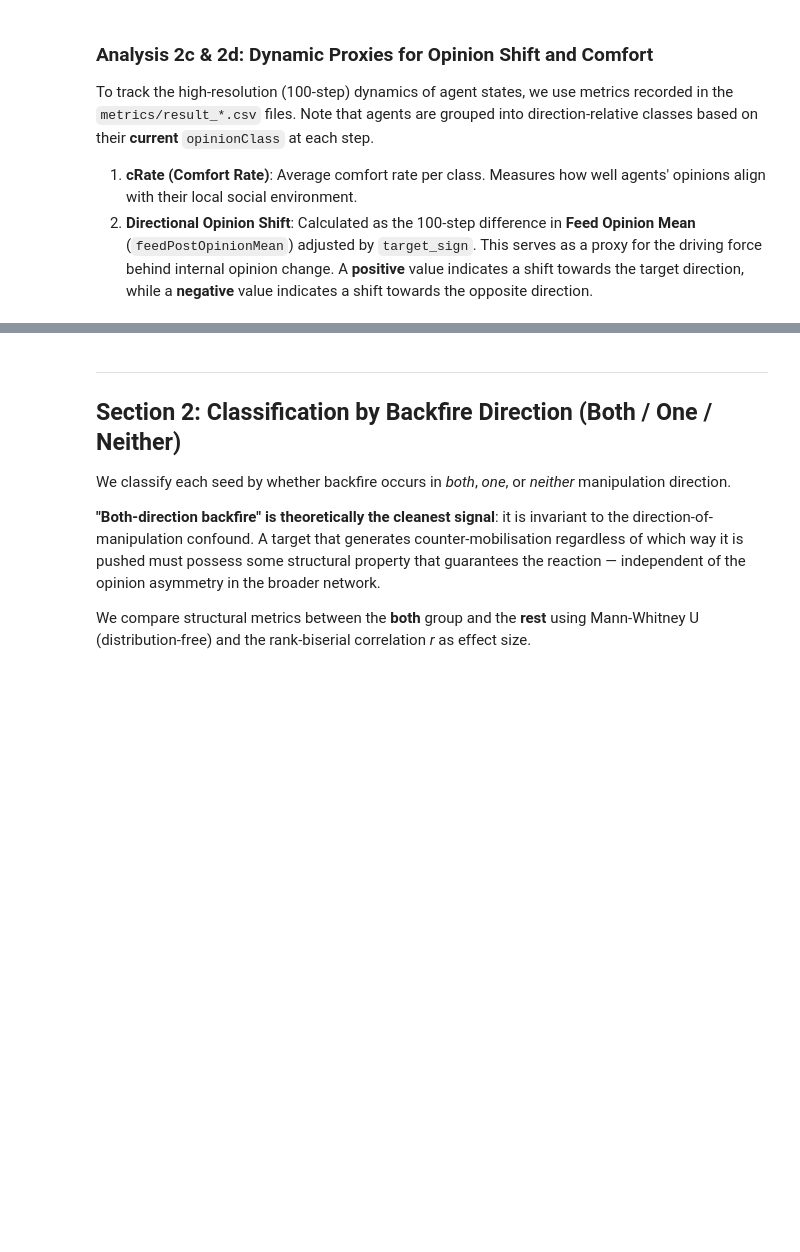
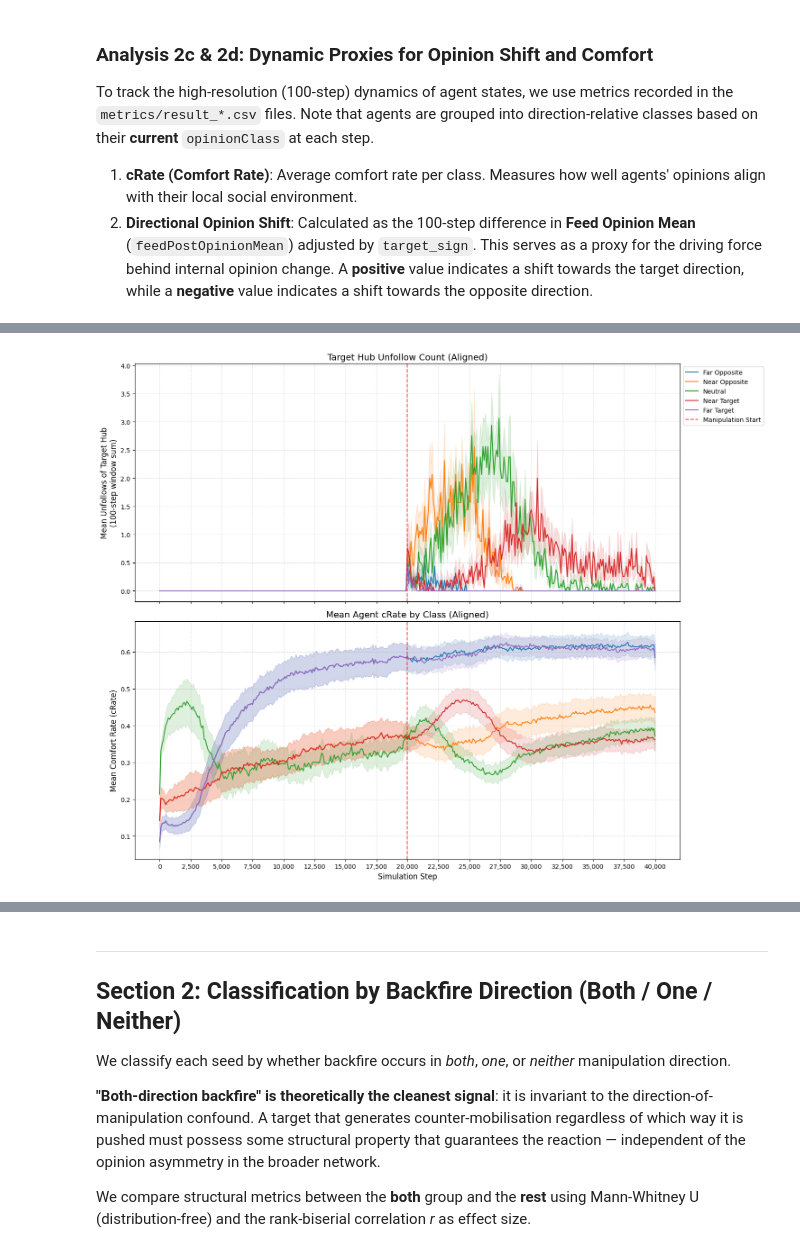
Before and after one commit to tooooomoya/manipulation-backfire-model, a Jupyter notebook: structural-backfire-analysis.ipynb, the cells around one changed output, grey strips where cells are left out. Cells and saved outputs as stored; diff of their text form; code cells hidden in the pictures; blank space fills up the shorter version.

```diff
--- a/structural-backfire-analysis.ipynb
+++ b/structural-backfire-analysis.ipynb
@@ -1085,0 +1105,89 @@ Saved: results/summary/BF_analysis/opinion_population_shift_heatmap.png
+# %%
+# ---------------------------------------------------------------------------
+# Analysis 2e: Aligned Unfollow and cRate Timeseries (0-40,000 steps)
+# ---------------------------------------------------------------------------
+print('Analysis 2e: Generating unified dynamics plot...')
+
+# 1. Collect Data
+uf_records = []
+cr_records = []
+
+for run_dir in run_dirs:
+    dirname = os.path.basename(run_dir)
+    m = re.match(r'run_(\d+)_dir_([+-]?\d+\.?\d*)', dirname)
+    if not m: continue
+    seed, target_sign = int(m.group(1)), float(m.group(2))
+    if seed not in set(SEEDS): continue
+
+    # Unfollow TS
+    df_uf = load_unfollow_timeseries_local(run_dir, target_sign)
+    if df_uf is not None:
+        df_uf.insert(0, 'target_sign', target_sign)
+        df_uf.insert(0, 'seed', seed)
+        uf_records.append(df_uf)
+
+    # cRate TS
+    df_cr = load_metric_timeseries(run_dir, target_sign, "cRateMean")
+    if df_cr is not None:
+        df_cr.insert(0, 'target_sign', target_sign)
+        df_cr.insert(0, 'seed', seed)
+        cr_records.append(df_cr)
+
+if uf_records and cr_records:
+    df_uf_all = pd.concat(uf_records, ignore_index=True)
+    df_cr_all = pd.concat(cr_records, ignore_index=True)
+
+    # Aggregate
+    uf_mean = df_uf_all.groupby('step')[GROUP_ORDER].mean()
+    uf_se   = df_uf_all.groupby('step')[GROUP_ORDER].sem()
+    cr_mean = df_cr_all.groupby('step')[GROUP_ORDER].mean()
+    cr_se   = df_cr_all.groupby('step')[GROUP_ORDER].sem()
+
+    steps = uf_mean.index
+
+    # 2. Plotting
+    fig, axes = plt.subplots(2, 1, figsize=(15, 12), sharex=True)
+
+    # Colors for consistency
+    colors = plt.cm.viridis(np.linspace(0, 1, len(GROUP_ORDER)))
+
+    # Top: Unfollow Count
+    ax0 = axes[0]
+    for i, grp in enumerate(GROUP_ORDER):
+        m, s = uf_mean[grp], uf_se[grp]
+        line, = ax0.plot(m.index, m, label=grp.replace('_', ' ').title())
+        ax0.fill_between(m.index, m - s, m + s, alpha=0.15, color=line.get_color())
+
+    ax0.axvline(20000, color='red', linestyle='--', alpha=0.7, label='Manipulation Start')
+    ax0.set_ylabel('Mean Unfollows of Target Hub\n(100-step window sum)', fontsize=12)
+    ax0.set_title('Target Hub Unfollow Count (Aligned)', fontsize=14)
+    ax0.legend(loc='upper left', bbox_to_anchor=(1, 1), fontsize=10)
+    ax0.grid(linestyle='--', alpha=0.4)
+
+    # Bottom: cRate
+    ax1 = axes[1]
+    for i, grp in enumerate(GROUP_ORDER):
+        m, s = cr_mean[grp], cr_se[grp]
+        line, = ax1.plot(m.index, m, label=grp.replace('_', ' ').title())
+        ax1.fill_between(m.index, m - s, m + s, alpha=0.15, color=line.get_color())
+
+    ax1.axvline(20000, color='red', linestyle='--', alpha=0.7)
+    ax1.set_xlabel('Simulation Step', fontsize=12)
+    ax1.set_ylabel('Mean Comfort Rate (cRate)', fontsize=12)
+    ax1.set_title('Mean Agent cRate by Class (Aligned)', fontsize=14)
+    ax1.grid(linestyle='--', alpha=0.4)
+
+    # Adjust ticks
+    tick_step = 2500
+    xticks = np.arange(0, 40001, tick_step)
+    ax1.set_xticks(xticks)
+    ax1.set_xticklabels([f"{int(x):,}" for x in xticks])
+
+    plt.tight_layout()
+    save_path = os.path.join(SUMMARY_DIR, 'unified_unfollow_crate_dynamics.png')
+    plt.savefig(save_path, dpi=300, bbox_inches='tight')
+    plt.show()
+    print(f'Unified dynamics plot saved to {save_path}')
+else:
+    print('Could not find enough data for unified dynamics plot.')
+# %% [output]
@@ -1085,0 +1195 @@ Saved: results/summary/BF_analysis/opinion_population_shift_heatmap.png
+[figure, added]
```
Also changed, not shown: parts of 18 cells of this notebook, 3 other files.
